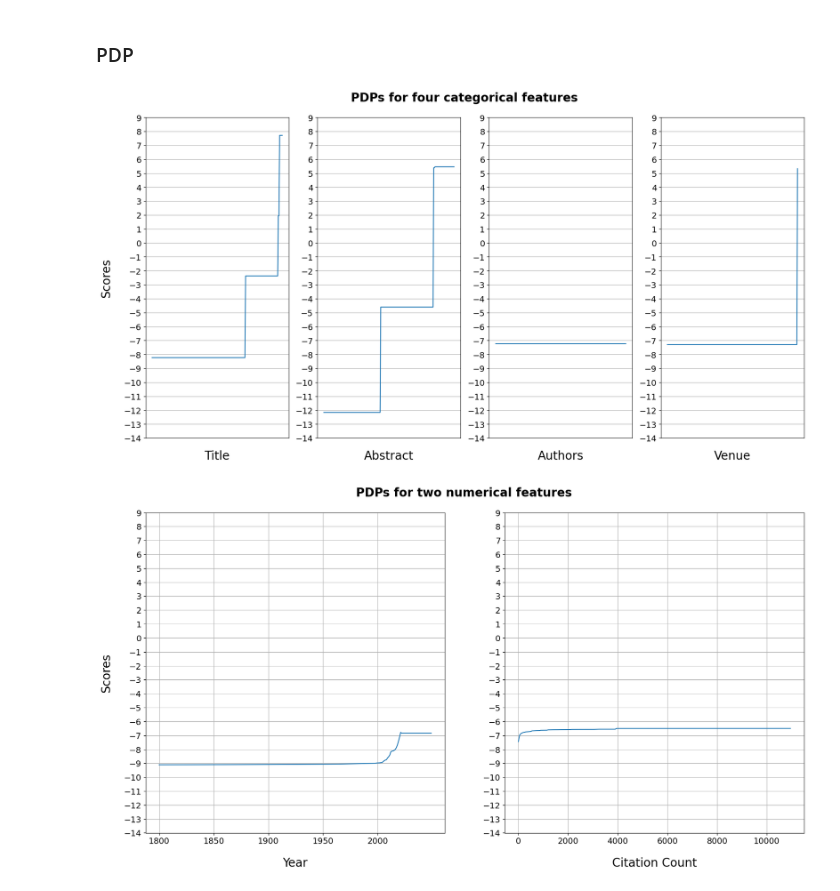
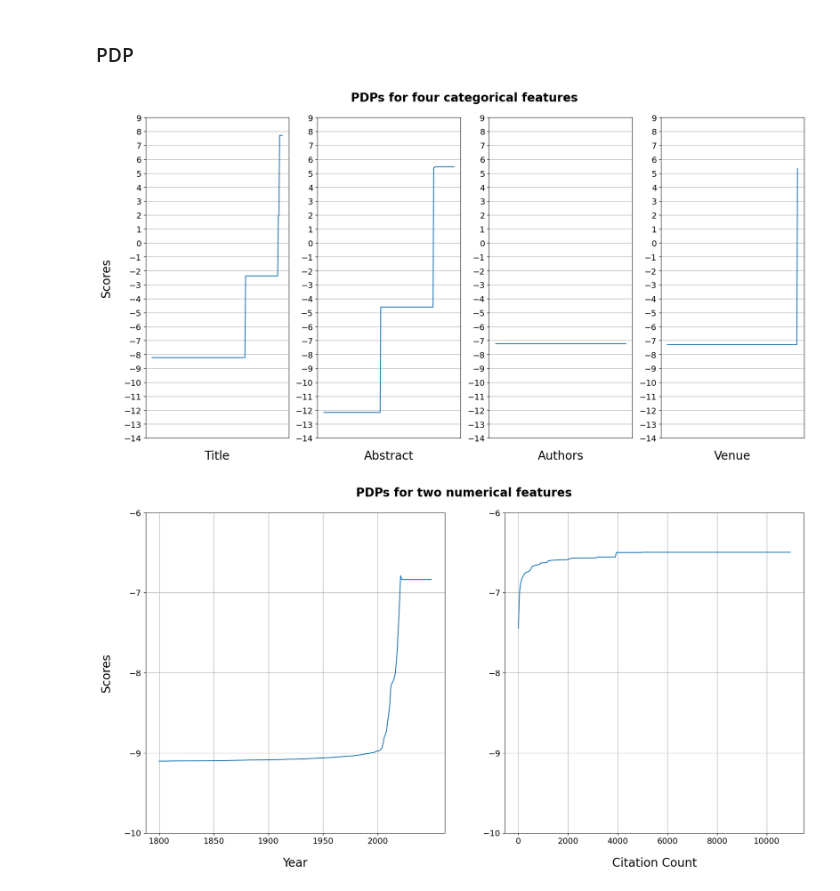
Before and after one commit to youyinnn/s2search, a Jupyter notebook: pipelining/pdp-exp1/pdp-exp1_cslg-rand-200_plotting.ipynb, the cells around one changed output. Saved outputs shown, nothing was run; the diff lists cells and outputs as text; code cells hidden in the pictures.

```diff
--- a/pipelining/pdp-exp1/pdp-exp1_cslg-rand-200_plotting.ipynb
+++ b/pipelining/pdp-exp1/pdp-exp1_cslg-rand-200_plotting.ipynb
@@ -83,14 +86,14 @@ numerical_plot_conf = {
         'x': list(range(1800, 2050)),
         'y': pdp_data_map['year'],
         'xticks': list(range(1800, 2050, 50)),
-        'yticks': list(range(-14, 10, 1)),
+        'yticks': list(range(-10, -5)),
     },
     'n_citations': {
         'xlabel': 'Citation Count',
         'x': list(range(0, 11000, 50)),
         'y': pdp_data_map['n_citations'],
         'xticks': list(range(0, 11000, 2000)),
-        'yticks': list(range(-14, 10, 1)),
+        'yticks': list(range(-10, -5)),
     }
 }
 
@@ -104,32 +107,35 @@ def pdp_plot(confs):
         plt.xlabel(conf['xlabel'], fontsize=20, labelpad=20)
         if (conf.get('ylabel') != None):
             plt.ylabel(conf.get('ylabel'), fontsize=20, labelpad=20)
 
         if conf.get('xticks') != None:
             plt.xticks(conf.get('xticks'), fontsize=14)
         else:
             plt.xticks([], fontsize=14)
 
         if weird_score.get(key) == None:
-            plt.yticks(list(range(-14, 10, 1)), fontsize=14)
+            if conf.get('yticks') != None:
+                plt.yticks(conf.get('yticks'), fontsize=14)
+            else:
+                plt.yticks(list(range(-14, 10, 1)), fontsize=14)
         else:
             plt.yticks(fontsize=14)
 
         plt.grid()
         idx += 1
 
 plt.figure(figsize=(20, 10), dpi=100)
 plt.suptitle("PDPs for four categorical features", y=0.94, fontsize=20, fontweight='bold')
 pdp_plot(categorical_plot_conf)
 plt.savefig(os.path.join('.', 'plot', f'{sample_name}-categorical.png'), facecolor='white', transparent=False, bbox_inches='tight')
 
 # second fig
 plt.figure(figsize=(20, 10), dpi=100)
 plt.suptitle("PDPs for two numerical features", y=0.94, fontsize=20, fontweight='bold')
 pdp_plot(numerical_plot_conf)
 plt.savefig(os.path.join('.', 'plot', f'{sample_name}-numerical.png'), facecolor='white', transparent=False, bbox_inches='tight')
 
 plt.show()
 # %% [output]
 [figure]
-[figure, old version]
+[figure, new version]
```
Also changed, not shown: parts of 1 cell of this notebook, 14 other files.
